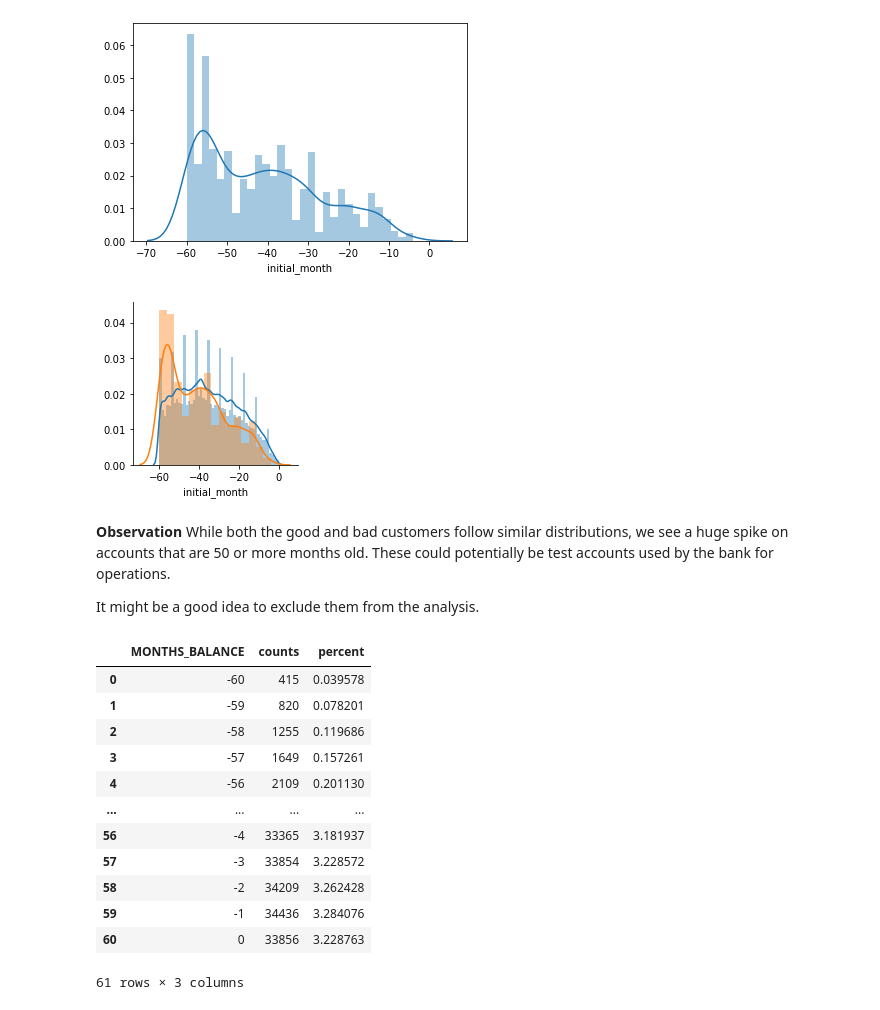
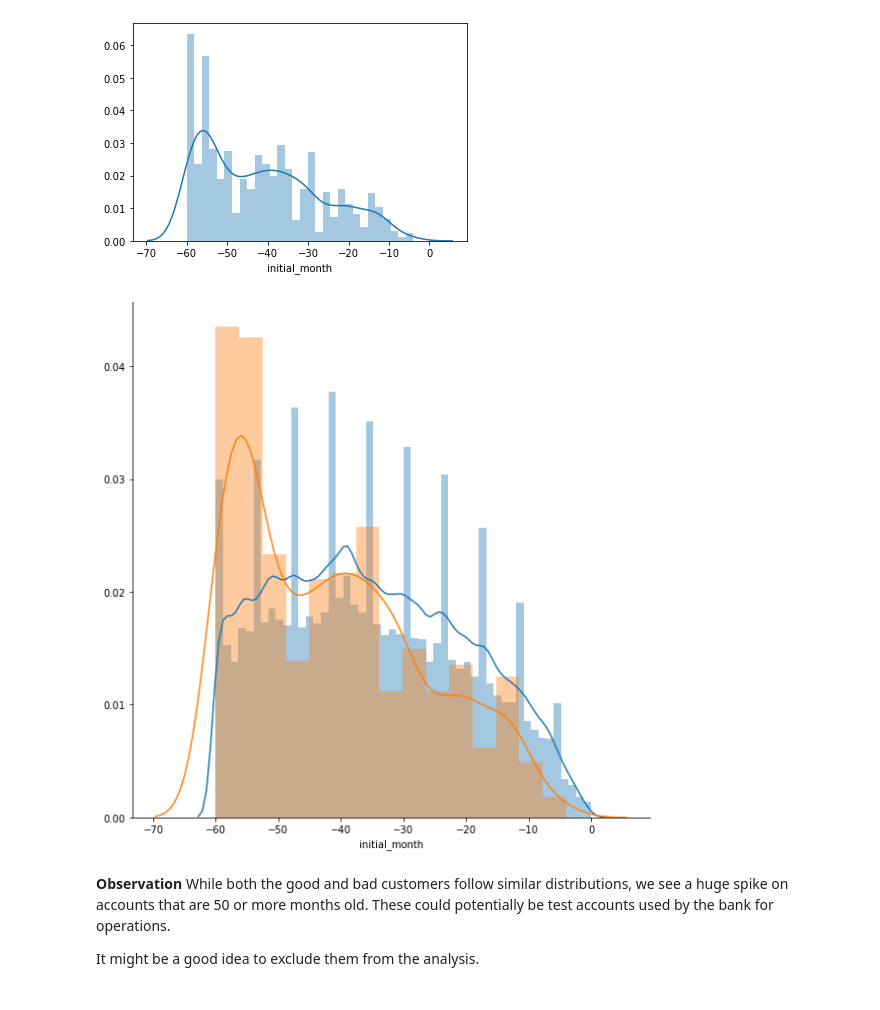
Before and after one commit to jmoschos/Credit-score-approval, a Jupyter notebook: Credit_score.ipynb, the cells around one changed output. Drawn from its saved outputs; the diff is of its cells as text; code cells hidden in the pictures.

Commit message:
Merged tables for app and credit data, fixed missing values, started EDA:

```diff
--- a/Credit_score.ipynb
+++ b/Credit_score.ipynb
@@ -108,10 +108,10 @@ sns.distplot(credit_initial[credit_initial.Label==1].initial_month,bins=30)
 <matplotlib.axes._subplots.AxesSubplot at 0x...>
 [figure]
 # %%
-g = sns.FacetGrid(credit_initial, hue = "Label")
+g = sns.FacetGrid(credit_initial, hue = "Label", height=8)
 g = g.map(sns.distplot, "initial_month")
 # %% [output]
-[figure, old version]
+[figure, new version]
 # %% [markdown]
 **Observation** While both the good and bad customers follow similar distributions, we see a huge spike on accounts that are 50 or more months old. These could potentially be test accounts used by the bank for operations.
 
@@ -126,16 +118,0 @@ out_df =credit_data.groupby(['MONTHS_BALANCE']).agg(
-# %%
-out_df
-# %% [output]
-|  | MONTHS_BALANCE | counts | percent |
-| 0 | -60 | 415 | 0.039578 |
-| 1 | -59 | 820 | 0.078201 |
-| 2 | -58 | 1255 | 0.119686 |
-| 3 | -57 | 1649 | 0.157261 |
-| 4 | -56 | 2109 | 0.201130 |
-| ... | ... | ... | ... |
-| 56 | -4 | 33365 | 3.181937 |
-| 57 | -3 | 33854 | 3.228572 |
-| 58 | -2 | 34209 | 3.262428 |
-| 59 | -1 | 34436 | 3.284076 |
-| 60 | 0 | 33856 | 3.228763 |
-61 rows × 3 columns
```
Also changed, not shown: parts of 47 cells of this notebook.
